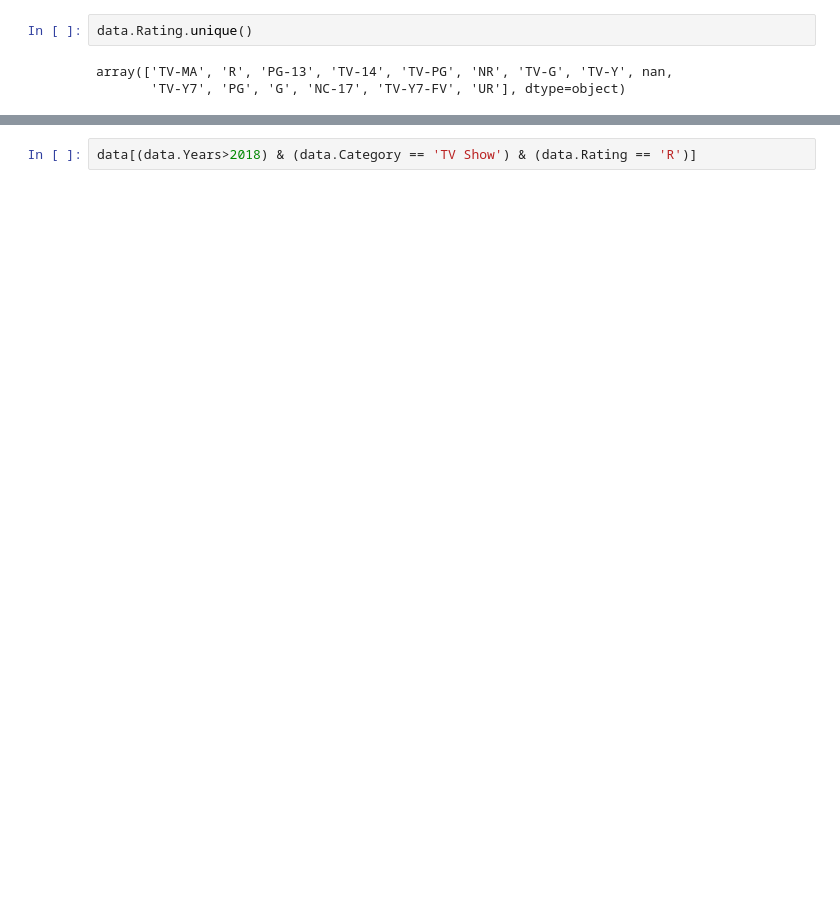
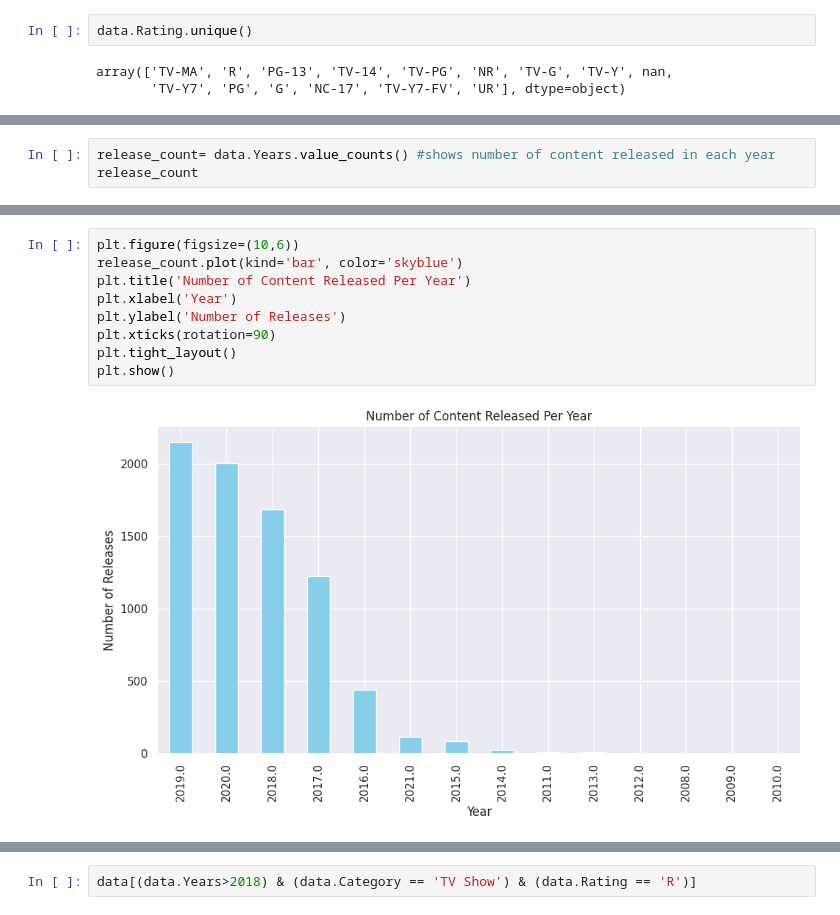
Before and after one commit to Divyam-Deep/Netflix-Analysis, a Jupyter notebook: Netflix.ipynb, the cells around one changed output, grey strips where cells are left out. Cells and saved outputs as stored; diff of their text form; blank space fills up the shorter version.

```diff
--- a/Netflix.ipynb
+++ b/Netflix.ipynb
@@ -339,0 +293,3 @@ data.head(1)
+# %%
+release_count= data.Years.value_counts() #shows number of content released in each year
+release_count
@@ -339,0 +314,11 @@ data.head(1)
+# %%
+plt.figure(figsize=(10,6))
+release_count.plot(kind='bar', color='skyblue')
+plt.title('Number of Content Released Per Year')
+plt.xlabel('Year')
+plt.ylabel('Number of Releases')
+plt.xticks(rotation=90)
+plt.tight_layout()
+plt.show()
+# %% [output]
+[figure, added]
```
Also changed, not shown: parts of 49 cells of this notebook.
